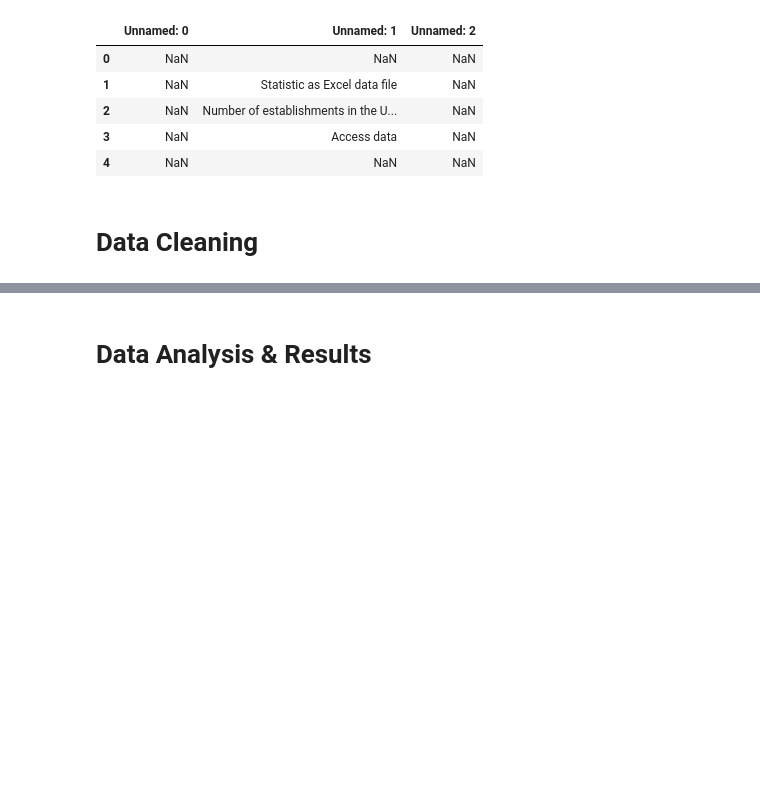
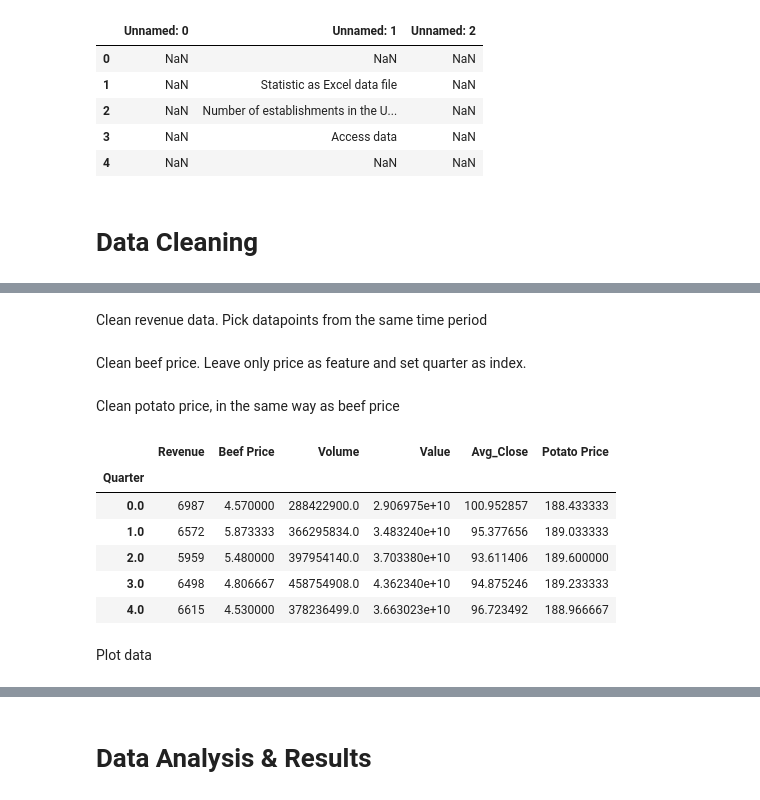
Before and after one commit to yat018/COGS108-Team-Pepperoni, a Jupyter notebook: FinalProject.ipynb, the cells around one changed output, grey strips where cells are left out. Cells and saved outputs as stored; diff of their text form; code cells hidden in the pictures; blank space fills up the shorter version.

```diff
--- a/FinalProject.ipynb
+++ b/FinalProject.ipynb
@@ -319,0 +179,2 @@ Quarter
+# %% [markdown]
+Clean revenue data. Pick datapoints from the same time period
@@ -319,0 +196,2 @@ Quarter
+# %% [markdown]
+Clean beef price. Leave only price as feature and set quarter as index.
@@ -319,0 +243,43 @@ Quarter
+# %% [markdown]
+Clean potato price, in the same way as beef price
+# %%
+# clean potato price
+
+df_potato_c = monthly_potato_price
+df_potato_c['Quarter'] = np.nan
+df_potato_c['Count'] = 1
+for i in range(len(df_potato_c['DATE'])):
+    dates = str(df_potato_c['DATE'][i]).split('-')
+    qt = (int(dates[0])-2013)*4 + int((int(dates[1])-1)/3) - 5
+    df_potato_c.iloc[i, df_potato_c.columns.get_loc('Quarter')] = qt
+
+df_potato_c.drop(df_potato_c[df_potato_c['Quarter'] < 0].index, inplace = True)
+df_potato_c.drop(df_potato_c[df_potato_c['Quarter'] > 14].index, inplace = True)
+
+df_potato_c = pd.DataFrame(df_potato_c.groupby('Quarter').sum())
+df_potato_c['Potato Price'] = df_potato_c.Price / df_potato_c.Count
+df_potato_c = pd.DataFrame(df_potato_c[['Potato Price']])
+
+
+df_quarterly = df_quarterly.sort_values('Quarter', ascending = 1)
+#for idx in reversed(df_quartley.index):
+# print(idx, df_quartley.Even[idx], df_quartley.Odd[idx])
+
+
+df_quarterly = df_quarterly.set_index('Quarter')
+price_q_df = price_q_df.set_index('Quarter')
+frames = [df_quarterly, price_q_df, df_stk, df_potato_c]
+#df_stk.set_index('Quarter')
+result = pd.concat(frames, axis=1)
+result = result.drop(['Date', 'Change'], axis=1)
+result.head()
+# %% [output]
+|  | Revenue | Beef Price | Volume | Value | Avg_Close | Potato Price |
+| Quarter |  |  |  |  |  |  |
+| 0.0 | 6987 | 4.570000 | 288422900.0 | 2.906975e+10 | 100.952857 | 188.433333 |
+| 1.0 | 6572 | 5.873333 | 366295834.0 | 3.483240e+10 | 95.377656 | 189.033333 |
+| 2.0 | 5959 | 5.480000 | 397954140.0 | 3.703380e+10 | 93.611406 | 189.600000 |
+| 3.0 | 6498 | 4.806667 | 458754908.0 | 4.362340e+10 | 94.875246 | 189.233333 |
+| 4.0 | 6615 | 4.530000 | 378236499.0 | 3.663023e+10 | 96.723492 | 188.966667 |
+# %% [markdown]
+Plot data
```
Also changed, not shown: parts of 30 cells of this notebook.
